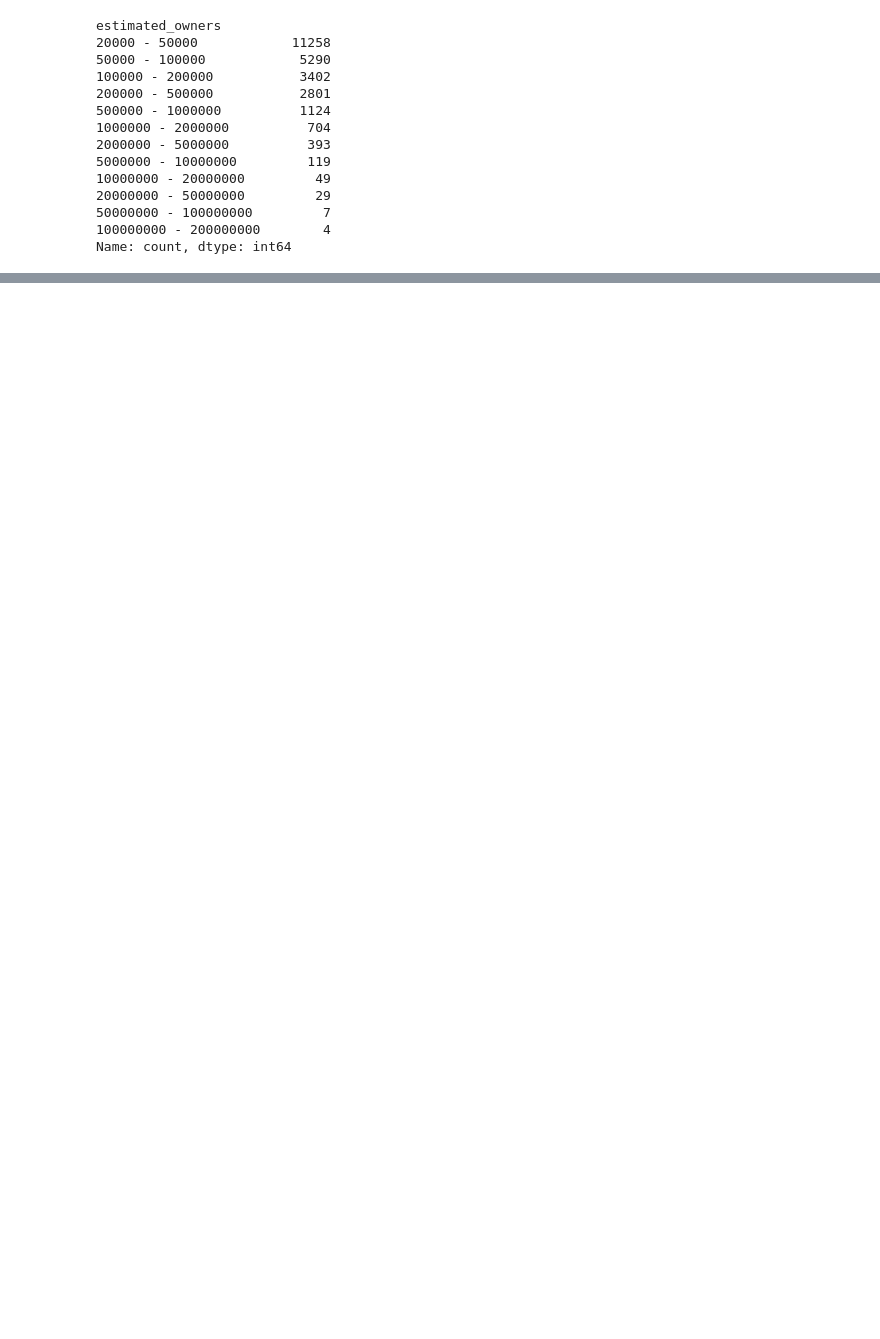
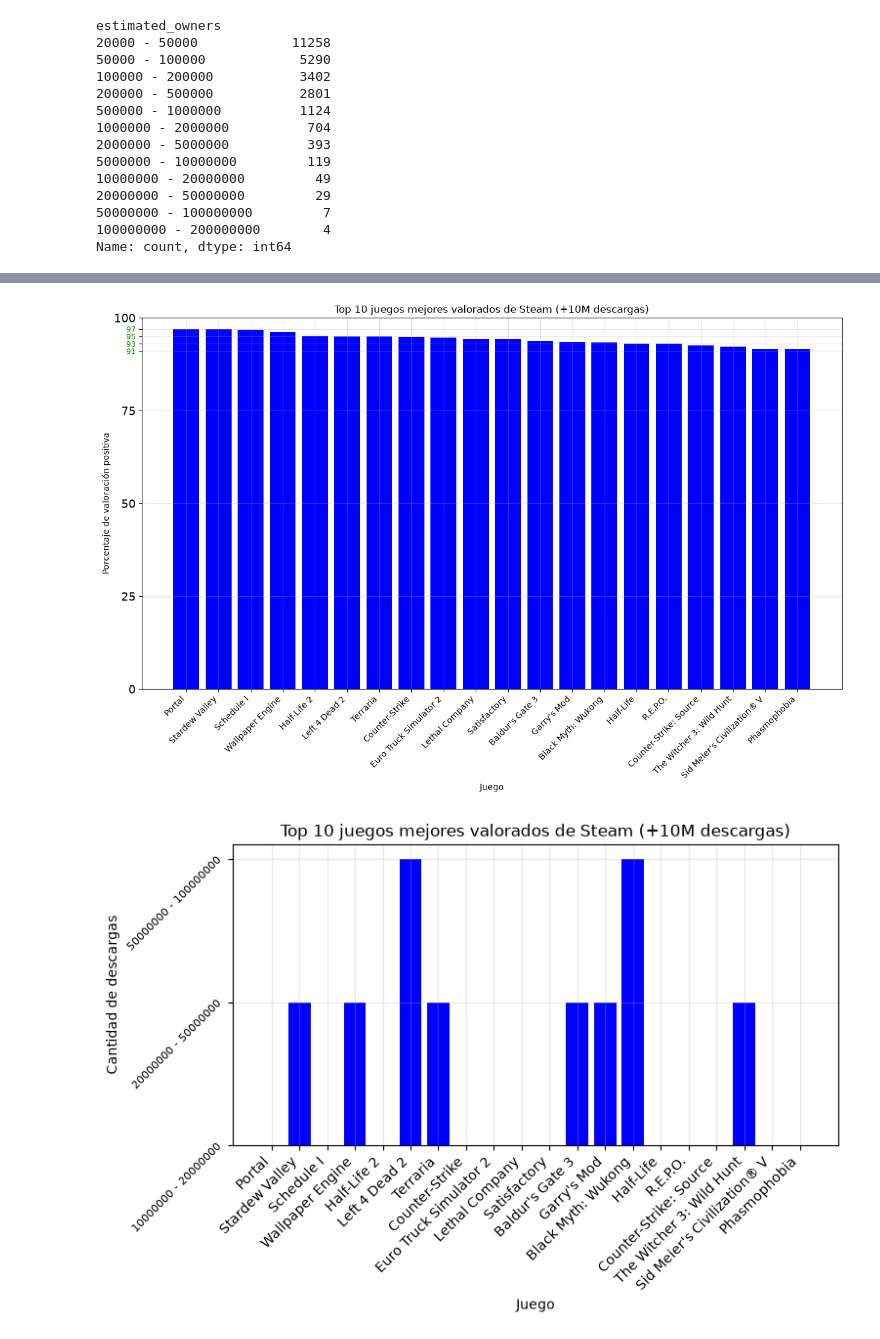
Before and after one commit to estebanler00/proyecto-final-data-analysis, a Jupyter notebook: notebooks/analisis-esteban.ipynb, the cells around one changed output, grey strips where cells are left out. Drawn from its saved outputs; the diff is of its cells as text; code cells hidden in the pictures; blank space fills up the shorter version.

```diff
--- a/notebooks/analisis-esteban.ipynb
+++ b/notebooks/analisis-esteban.ipynb
@@ -67,6 +56,6 @@ best_seller2 = df_games1[df_games1.estimated_owners == "50000000 - 100000000"]
 # %%
 #Filtrado de los juegos más vendidos en relación al balance de puntuaciones de usuarios.
 
-loved_best_sellers = best_sellers[best_sellers.rating_balance >= 90].sort_values(by="rating_balance", ascending=False)
+loved_best_sellers = best_sellers[best_sellers.good_rating >= 90].sort_values(by="good_rating", ascending=False)
 
-loved_best_sellers.head()
+new_loved_best_sellers = loved_best_sellers[loved_best_sellers.release_date > "2021-01-01"]
@@ -108,0 +83,42 @@ dtype('O')
+# %%
+#Visualización juegos mejores valorados con más de 10M descargas según valoración. ¿Que juegos son los más gustados históricamentes?
+loved_best_sellers_grph = loved_best_sellers.sort_values(by="good_rating", ascending=False).head(20)
+
+fig, ax = plt.subplots(figsize = (15,8))
+ax.bar(loved_best_sellers_grph.name, loved_best_sellers_grph.good_rating, color="blue")
+ax.set_title("Top 10 juegos mejores valorados de Steam (+10M descargas)")
+ax.set_xlabel("Juego")
+ax.set_ylabel("Porcentaje de valoración positiva")
+ax.set_ylim(0, 100)
+ax.grid(alpha=0.3)
+
+ax.set_yticks([0,25,50,75,91, 93, 95, 97, 100])
+plt.xticks(rotation=45, ha="right")
+
+for label in ax.get_yticklabels():
+    if label.get_text() >= "90":
+        label.set_fontsize(9)
+        label.set_color("green")
+    else:
+        label.set_fontsize(14)
+
+plt.show()
+
+#Visualización juegos mejores valorados con más de 10M descargas según descargas.
+
+fig, ax = plt.subplots(figsize = (8,4))
+ax.bar(loved_best_sellers_grph.name, loved_best_sellers_grph.estimated_owners, color="blue")
+ax.set_title("Top 10 juegos mejores valorados de Steam (+10M descargas)")
+ax.set_xlabel("Juego")
+ax.set_ylabel("Cantidad de descargas")
+ax.grid(alpha=0.3)
+
+
+plt.xticks(rotation=45, ha="right")
+plt.yticks(rotation=45, ha="right", fontsize=8)
+
+
+plt.show()
+# %% [output]
+[figure, added]
+[figure, added]
```
Also changed, not shown: parts of 10 cells of this notebook.
